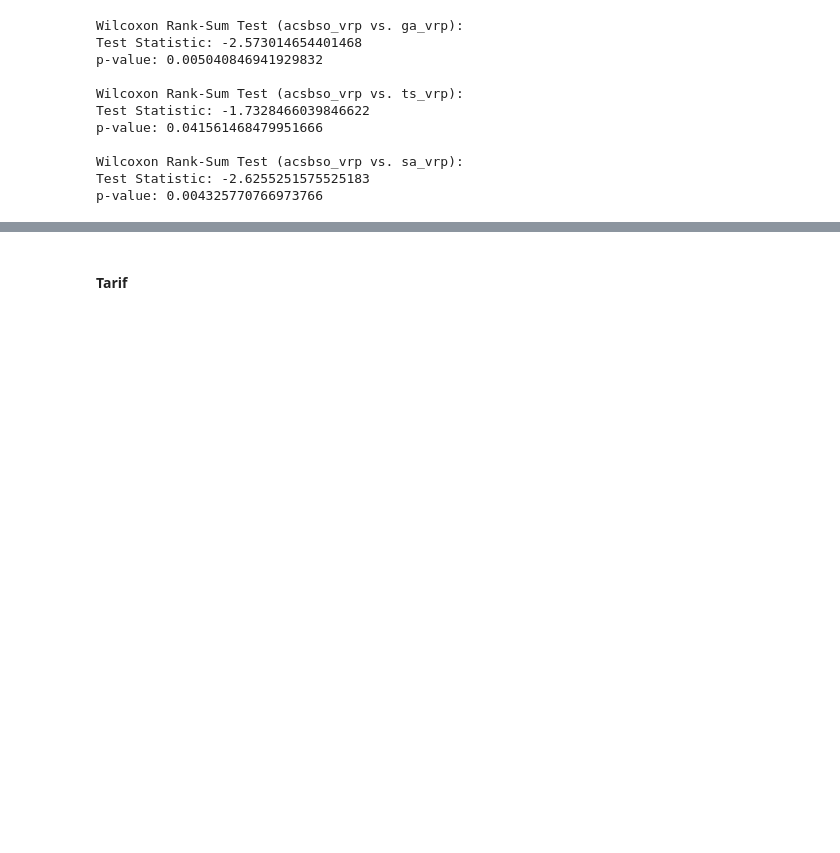
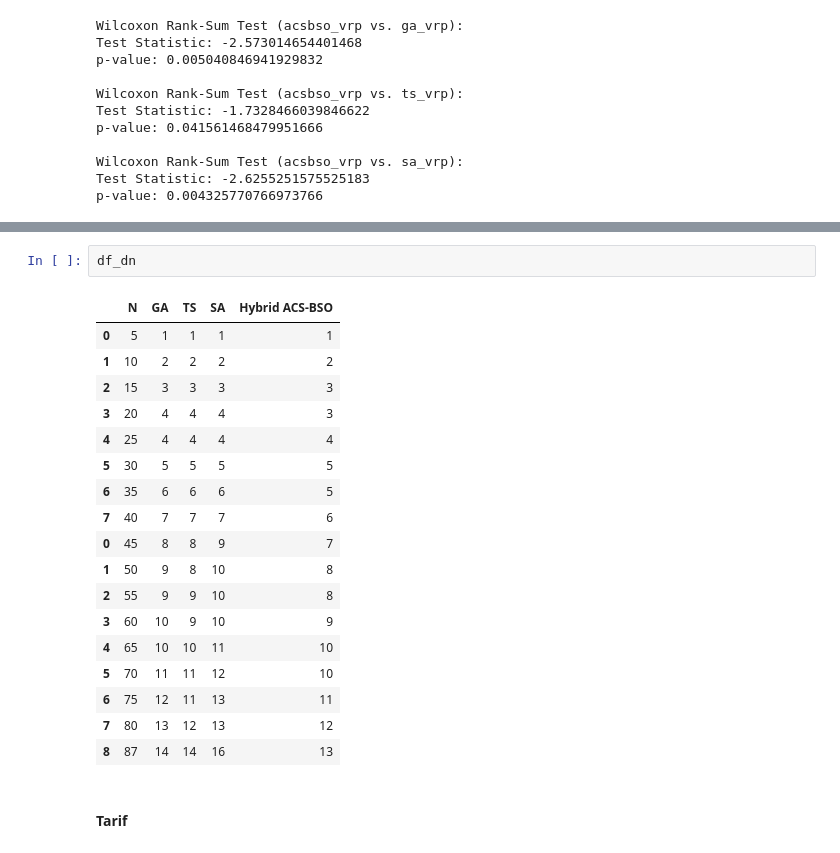
Before and after one commit to rahmatttt/travel-itinerary-recommendation, a Jupyter notebook: Results_analysis_3.ipynb, the cells around one changed output, grey strips where cells are left out. Saved outputs shown, nothing was run; the diff lists cells and outputs as text; blank space fills up the shorter version.

```diff
--- a/Results_analysis_3.ipynb
+++ b/Results_analysis_3.ipynb
@@ -1208,3 +1385,24 @@ p-value: 0.004325770766973766
+# %%
+df_dn
+# %% [output]
+|  | N | GA | TS | SA | Hybrid ACS-BSO |
+| 0 | 5 | 1 | 1 | 1 | 1 |
+| 1 | 10 | 2 | 2 | 2 | 2 |
+| 2 | 15 | 3 | 3 | 3 | 3 |
+| 3 | 20 | 4 | 4 | 4 | 3 |
+| 4 | 25 | 4 | 4 | 4 | 4 |
+| 5 | 30 | 5 | 5 | 5 | 5 |
+| 6 | 35 | 6 | 6 | 6 | 5 |
+| 7 | 40 | 7 | 7 | 7 | 6 |
+| 0 | 45 | 8 | 8 | 9 | 7 |
+| 1 | 50 | 9 | 8 | 10 | 8 |
+| 2 | 55 | 9 | 9 | 10 | 8 |
+| 3 | 60 | 10 | 9 | 10 | 9 |
+| 4 | 65 | 10 | 10 | 11 | 10 |
+| 5 | 70 | 11 | 11 | 12 | 10 |
+| 6 | 75 | 12 | 11 | 13 | 11 |
+| 7 | 80 | 13 | 12 | 13 | 12 |
+| 8 | 87 | 14 | 14 | 16 | 13 |
 # %% [markdown]
 #### Tarif
 # %%
```
Also changed, not shown: parts of 23 cells of this notebook, 33 other files.
